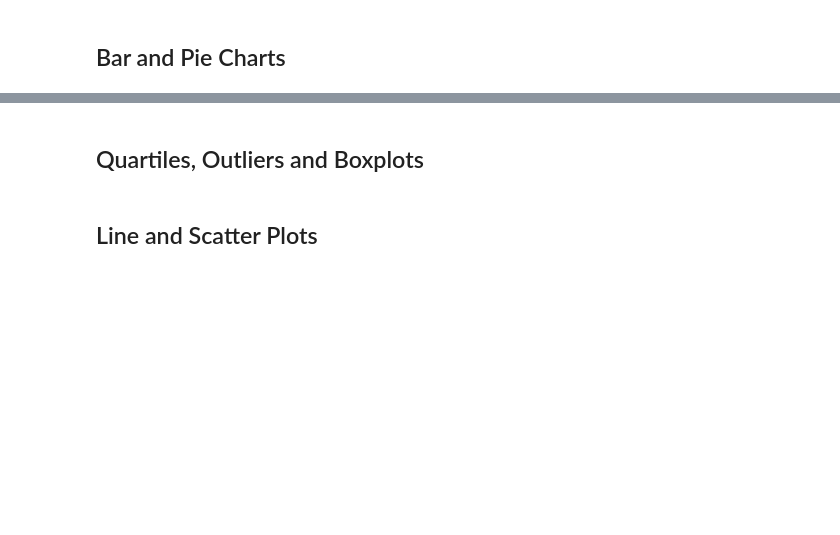
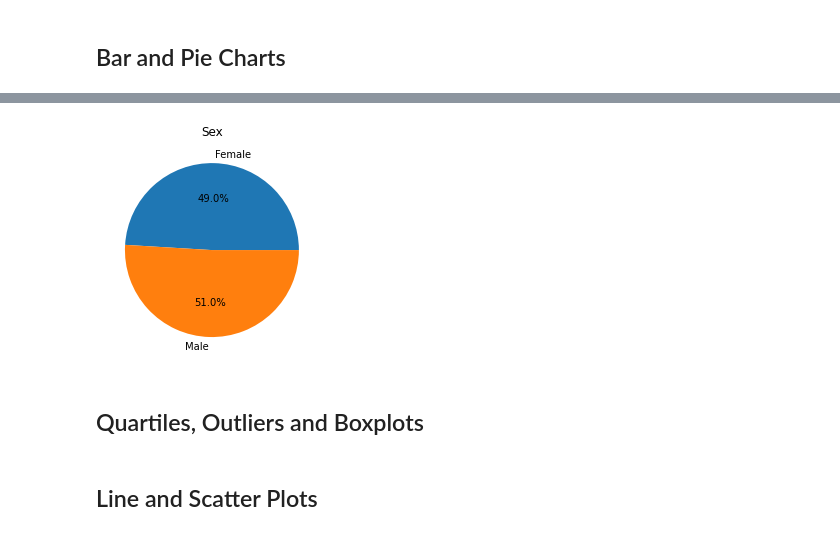
Before and after one commit to siekmeierpaul/matplotlib-challenge, a Jupyter notebook: Pymaceuticals/pymaceuticals_homework.ipynb, the cells around one changed output, grey strips where cells are left out. Saved outputs shown, nothing was run; the diff lists cells and outputs as text; code cells hidden in the pictures; blank space fills up the shorter version.

```diff
--- a/Pymaceuticals/pymaceuticals_homework.ipynb
+++ b/Pymaceuticals/pymaceuticals_homework.ipynb
@@ -102,7 +146,13 @@ study_results
 # %%
 # Use Pyplot to generate a pie plot showing the distribution of female versus male mice
 
 ##  Note: this plot will be identical to the one that uses Pandas
+labels = ['Female', 'Male']
+plt.pie(df, labels=labels, autopct='%1.1f%%')
+plt.title('Sex')
+plt.show()
+# %% [output]
+[figure, added]
 # %% [markdown]
 ## Quartiles, Outliers and Boxplots
 # %%
```
Also changed, not shown: parts of 13 cells of this notebook.
